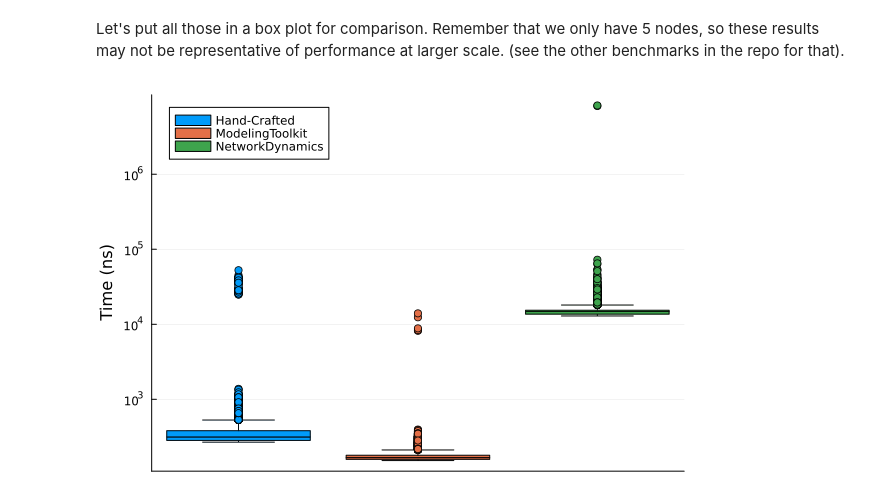
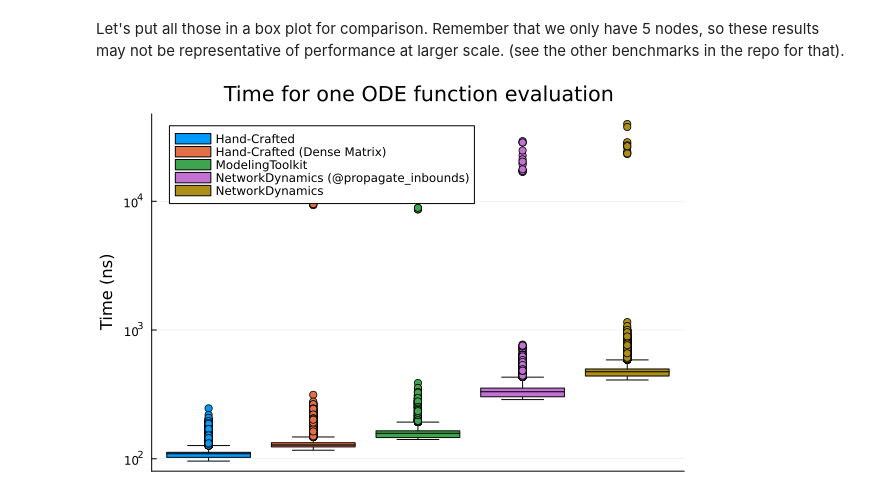
Before and after one commit to irregular-rhomboid/network-dynamics, a Jupyter notebook: network-dynamics.ipynb, the cells around one changed output. Drawn from its saved outputs; the diff is of its cells as text; code cells hidden in the pictures.

Commit message:
Update benchmarks

```diff
--- a/network-dynamics.ipynb
+++ b/network-dynamics.ipynb
@@ -242,7 +243,8 @@ nd_rd! = network_dynamics(nd_rd_vertex, nd_rd_edge, g)
 # %% [output]
 (::ODEFunction{true, SciMLBase.FullSpecialize, NetworkDynamics.NetworkDE{SimpleGraph{Int64}, NetworkDynamics.GraphDataBuffer{Vector{Float64}, Vector{Float64}}, Float64, Float64, Vector{ODEVertex{typeo ...
 # %%
-prob_nd = ODEProblem(nd_rd!, vec(u0), tspan, p)
+p_nd = (([a_,b_], [D_u_, D_v_]), nothing)
+prob_nd = ODEProblem(nd_rd!, vec(u0), tspan, p_nd)
 sol_nd = solve(prob_nd, Rodas5())
 # %% [output]
 retcode: Success
@@ -320,4 +349,4 @@ BenchmarkTools.Trial: 10000 samples with 310 evaluations.
 # %%
-p_dense = [[a_,b_], Array(L_), [D_u_,D_v_]]
+p_dense = ([a_,b_], Array(L_), [D_u_,D_v_])
 b_dense = @benchmark brusselator_rd!(du, u0, p_dense, 0.0)
 # %% [output]
@@ -356,5 +385,5 @@ BenchmarkTools.Trial: 10000 samples with 815 evaluations.
 # %% [markdown]
 The NetworkDynamics function does pretty poorly on the other hand.
 # %%
-b_nd = @benchmark nd_rd!(du_vec, u_vec, p, 0.0)
+b_nd = @benchmark nd_rd!(du_vec, u_vec, p_nd, 0.0)
 # %% [output]
@@ -370,0 +400,2 @@ BenchmarkTools.Trial: 10000 samples with 1 evaluation.
+# %%
+b_nd_ib = @benchmark nd_rd_ib!(du_vec, u_vec, p_nd, 0.0)
@@ -373,13 +415,15 @@ Let's put all those in a box plot for comparison. Remember that we only have 5 n
 # %%
 boxplot(b_sparse.times,
     label="Hand-Crafted",
     ylabel="Time (ns)",
-    yticks=10 .^(3:6),
+    title="Time for one ODE function evaluation",
+    yticks=10 .^(1:6),
     xticks = [],
     yscale=:log10,
     legend=:topleft)
-#boxplot!(b_dense.times, label="Hand-Crafted (Dense Matrix)")
+boxplot!(b_dense.times, label="Hand-Crafted (Dense Matrix)")
 boxplot!(b_mt.times, label="ModelingToolkit")
+boxplot!(b_nd_ib.times, label="NetworkDynamics (@propagate_inbounds)")
 boxplot!(b_nd.times, label="NetworkDynamics")
 # %% [output]
-[figure, old version]
+[figure, new version]
```
Also changed, not shown: parts of 16 cells of this notebook, 3 other files.
